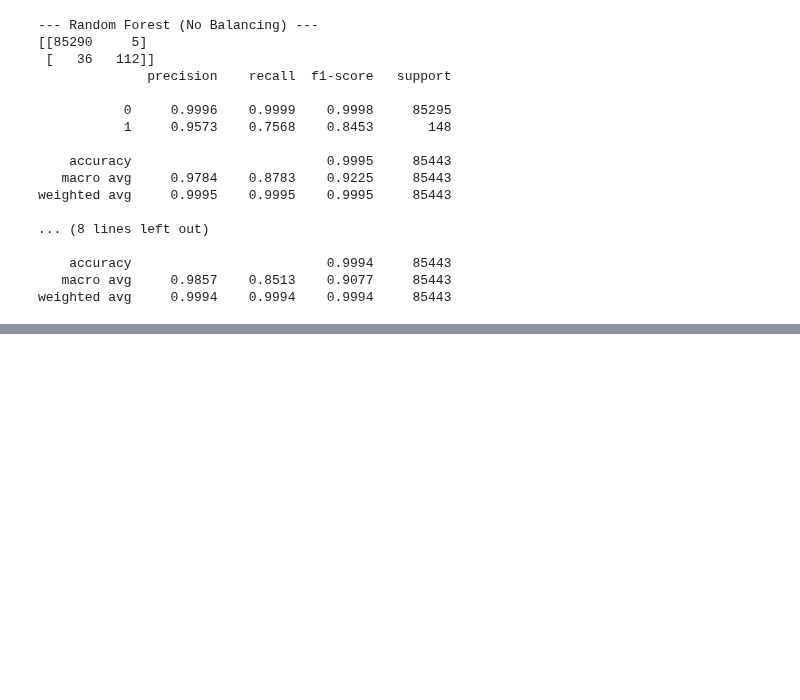
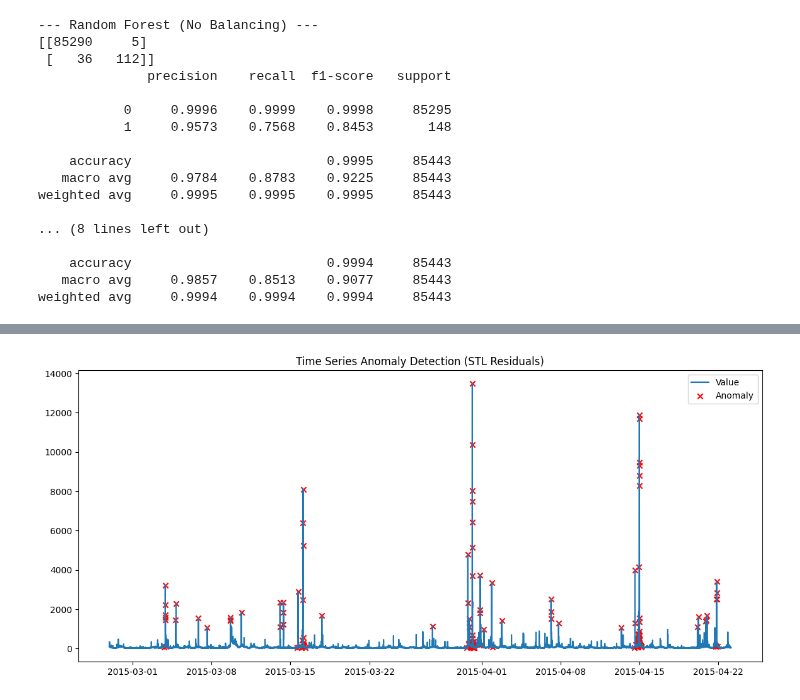
Before and after one commit to imdwipayana/Battlefield, a Jupyter notebook: Anomaly_Detection/credit_card_fraud_detection.ipynb, the cells around one changed output, grey strips where cells are left out. Cells and saved outputs as stored; diff of their text form; code cells hidden in the pictures; blank space fills up the shorter version.

```diff
--- a/Anomaly_Detection/credit_card_fraud_detection.ipynb
+++ b/Anomaly_Detection/credit_card_fraud_detection.ipynb
@@ -132,0 +134,41 @@ df.to_parquet("creditcard.parquet", engine="pyarrow", compression="snappy")
+# %%
+import pandas as pd
+import matplotlib.pyplot as plt
+from statsmodels.tsa.seasonal import STL
+import numpy as np
+
+# ----------------------------
+# 1. Load dataset (replace with Kaggle path)
+# Example: "realTweets/Twitter_volume_AAPL.csv" from NAB dataset
+# ----------------------------
+df = pd.read_csv(r"C:\Users\ekadw\Documents\DATA\Anomalies\realTweets\realTweets\Twitter_volume_AAPL.csv")
+df["timestamp"] = pd.to_datetime(df["timestamp"])
+df = df.set_index("timestamp")
+
+print(df.head())
+
+# ----------------------------
+# 2. Decompose the time series
+# ----------------------------
+stl = STL(df["value"], period=24)  # period=24 for daily cycle (adjust as needed)
+res = stl.fit()
+
+# ----------------------------
+# 3. Detect anomalies based on residuals
+# ----------------------------
+residual = res.resid
+threshold = 3 * residual.std()   # simple z-score threshold
+
+df["anomaly"] = (abs(residual) > threshold).astype(int)
+
+# ----------------------------
+# 4. Visualization
+# ----------------------------
+plt.figure(figsize=(14,6))
+plt.plot(df.index, df["value"], label="Value")
+plt.scatter(df.index[df["anomaly"]==1], df["value"][df["anomaly"]==1],
+            color="red", label="Anomaly", marker="x")
+plt.title("Time Series Anomaly Detection (STL Residuals)")
+plt.legend()
+plt.show()
+# %% [output]
@@ -132,0 +182 @@ df.to_parquet("creditcard.parquet", engine="pyarrow", compression="snappy")
+[figure, added]
```
Also changed, not shown: parts of 6 cells of this notebook.
